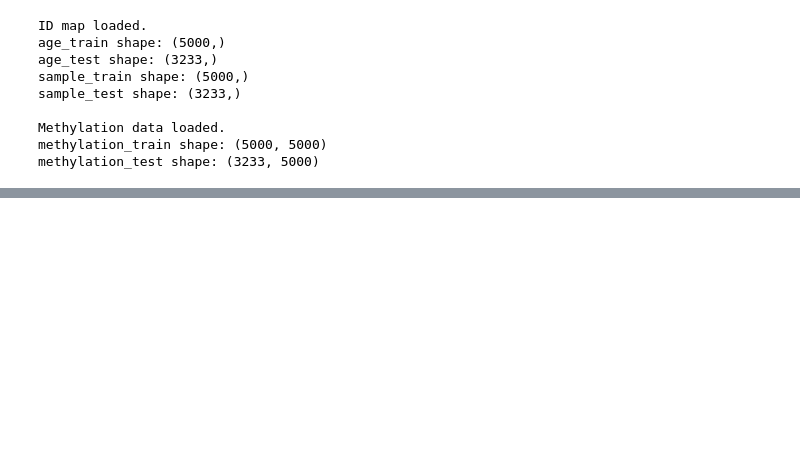
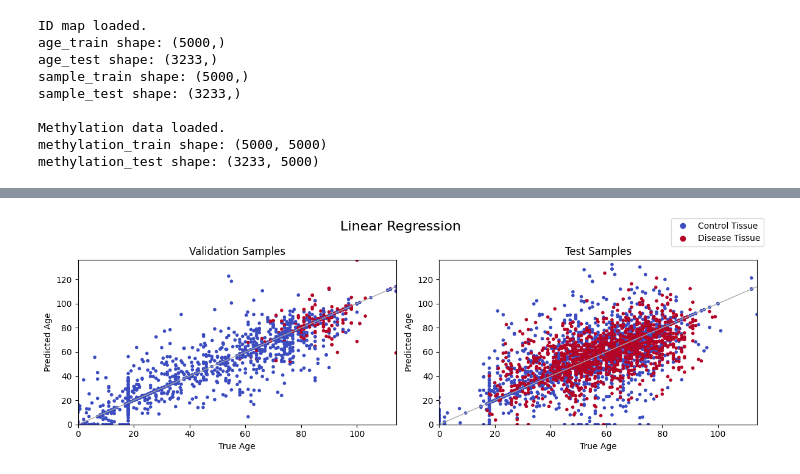
Before and after one commit to praneethuppari/cs4824_project, a Jupyter notebook: src/linear_regression.ipynb, the cells around one changed output, grey strips where cells are left out. Saved outputs shown, nothing was run; the diff lists cells and outputs as text; code cells hidden in the pictures; blank space fills up the shorter version.

```diff
--- a/src/linear_regression.ipynb
+++ b/src/linear_regression.ipynb
@@ -266,0 +303,47 @@ plt.show()
+# %%
+import matplotlib.pyplot as plt
+
+# Separate data for control and disease tissue samples in the validation set
+control_valid_mask = sample_type_valid == 0
+disease_valid_mask = sample_type_valid == 1
+
+# Separate data for control and disease tissue samples in the test set
+control_test_mask = sample_test == 0
+disease_test_mask = sample_test == 1
+
+# Create a figure with subplots
+fig, axes = plt.subplots(1, 2, figsize=(12, 4))
+
+# Set title
+plt.suptitle("Linear Regression", fontsize=16)
+
+# Prediction line
+def plot_perfect_prediction_line(ax):
+    x = ax.get_xlim()
+    y = ax.get_ylim()
+    min_val = 0
+    max_val = max(x[1], y[1])
+    ax.plot([min_val, max_val], [min_val, max_val], '-', color='darkgray', linewidth=1.0)
+
+# Plot control and disease samples with a legend
+for i, ax in enumerate(axes):
+    if i == 0:
+        scatter = ax.scatter(age_valid, age_valid_pred, marker='.', c=sample_type_valid, cmap=plt.cm.coolwarm)
+    else:
+        scatter = ax.scatter(age_test, age_test_pred, marker='.', c=sample_test, cmap=plt.cm.coolwarm)
+
+    plot_perfect_prediction_line(ax)
+    ax.set_xlim(left=min(age_valid), right=max(age_valid))
+    ax.set_ylim(bottom=min(age_valid_pred), top=max(age_valid_pred))
+    ax.set_xlabel('True Age')
+    ax.set_ylabel('Predicted Age')
+    ax.set_title('Validation Samples' if i == 0 else 'Test Samples')
+
+# Create a legend
+legend_labels = ['Control Tissue', 'Disease Tissue']
+legend = fig.legend(handles=scatter.legend_elements()[0], labels=legend_labels, loc="upper right")
+
+plt.tight_layout()
+plt.show()
+# %% [output]
+[figure, added]
```
Also changed, not shown: parts of 2 cells of this notebook, 2 other files.
